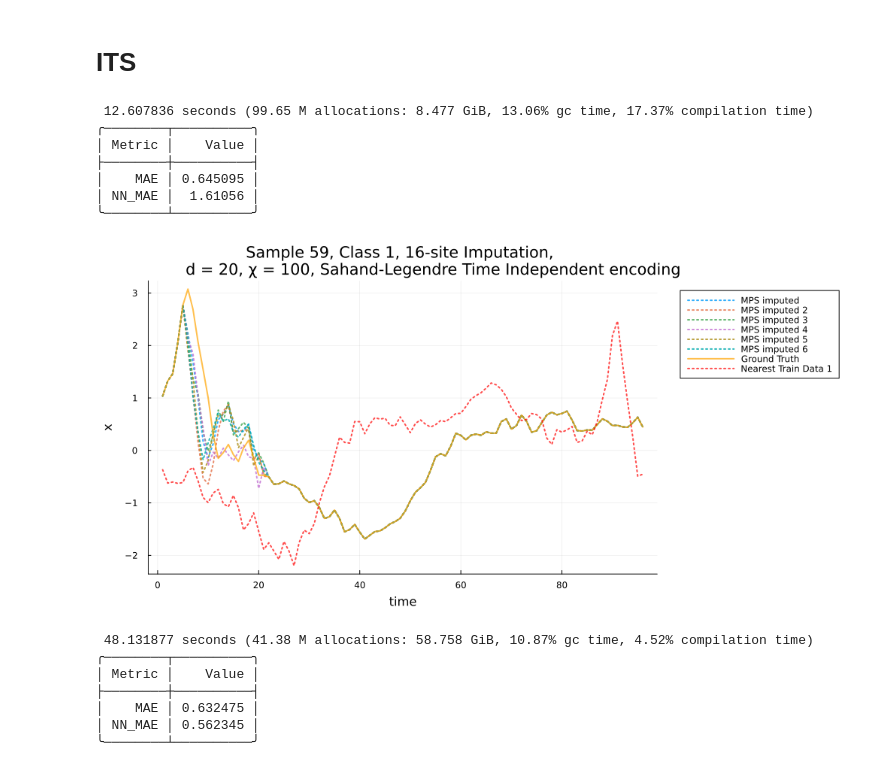
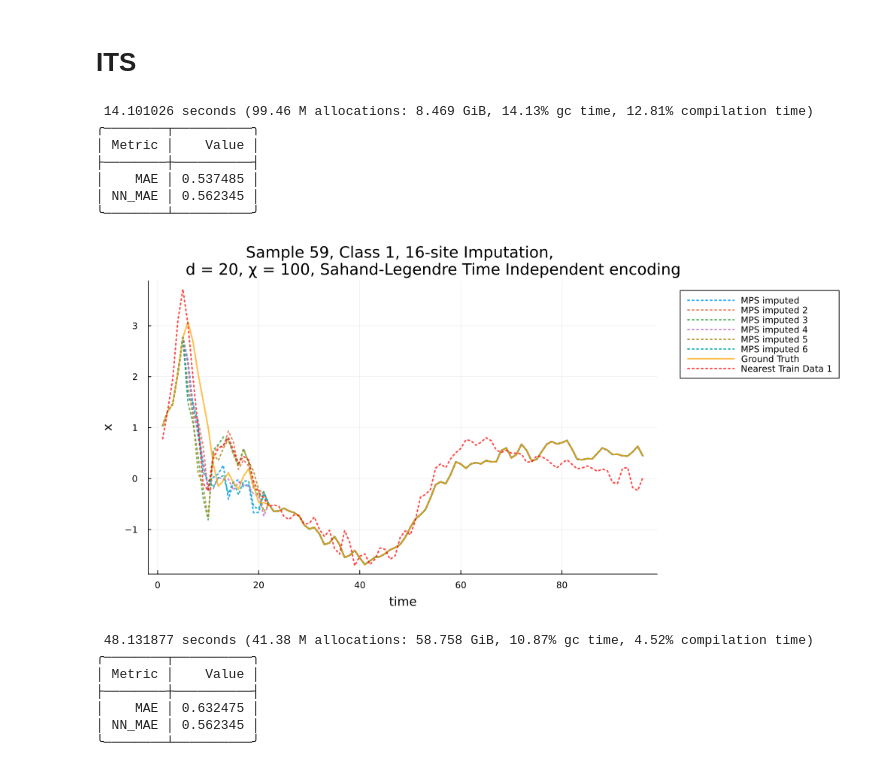
Before and after one commit to joshuabmoore/MPSTime.jl, a Jupyter notebook: Imputation/test_imputation.ipynb, the cells around one changed output. Drawn from its saved outputs; the diff is of its cells as text; code cells hidden in the pictures.

```diff
--- a/Imputation/test_imputation.ipynb
+++ b/Imputation/test_imputation.ipynb
@@ -279,34 +279,33 @@ plot(p1_ns...)
 # %% [markdown]
 # ITS
 # %%
-include("imputation.jl");
-
+# run on rc2
 @time begin
     ts, pred_err, stats, p1_ns = MPS_impute(
     fc_sl,
     class,
     instance_idx,
     impute_sites,
     :ITS;
     invert_transform=invert_transform,
     NN_baseline=true,
     n_baselines=1,
     plot_fits=true,
     rseed=1,
     rejection_threshold=2.5,
     num_trajectories=6
     );
 end
 
 pretty_table(stats[1]; header=["Metric", "Value"], header_crayon= crayon"yellow bold", tf = tf_unicode_rounded);
 plot(p1_ns...)
 # %% [output]
- 12.607836 seconds (99.65 M allocations: 8.477 GiB, 13.06% gc time, 17.37% compilation time)
+ 14.101026 seconds (99.46 M allocations: 8.469 GiB, 14.13% gc time, 12.81% compilation time)
 ╭────────┬──────────╮
 │ Metric │    Value │
 ├────────┼──────────┤
-│    MAE │ 0.645095 │
-│ NN_MAE │  1.61056 │
+│    MAE │ 0.537485 │
+│ NN_MAE │ 0.562345 │
 ╰────────┴──────────╯
-[figure, old version]
+[figure, new version]
 # %%
```
Also changed, not shown: parts of 6 cells of this notebook, 1 other file.
